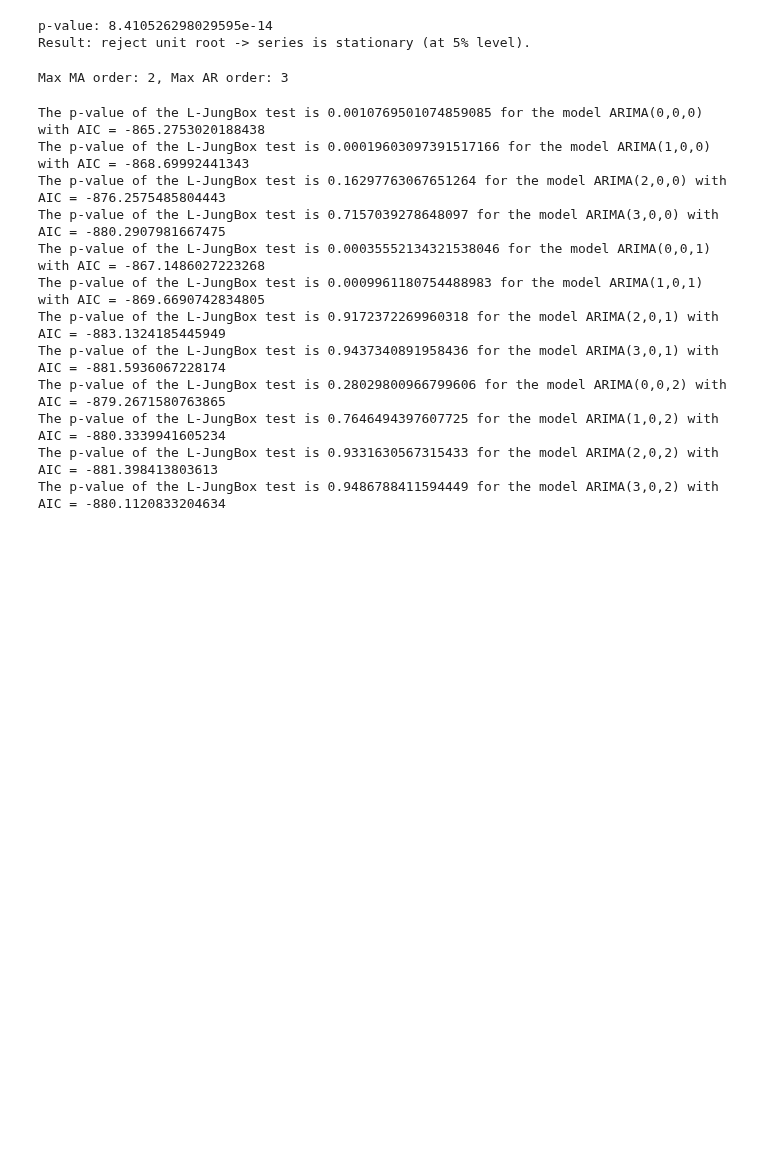
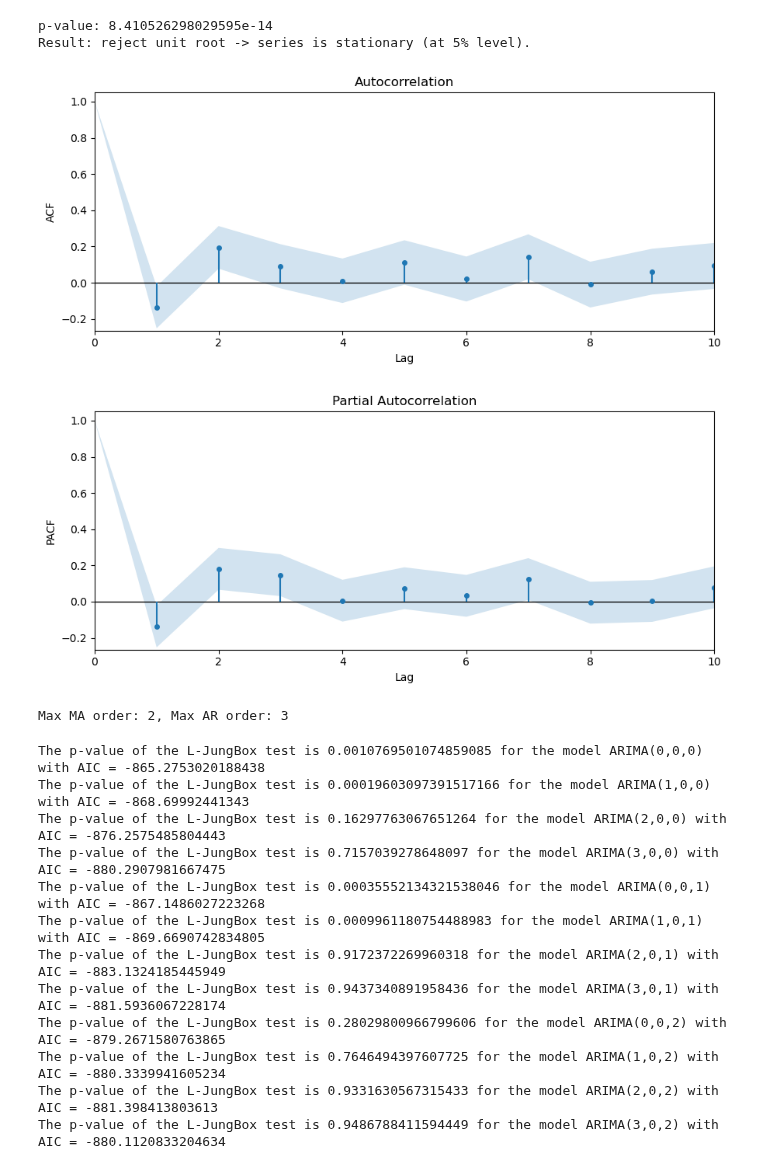
Before and after one commit to R4nd0mnam3/Time_series_Prediction, a Jupyter notebook: main.ipynb, the cells around one changed output. Cells and saved outputs as stored; diff of their text form; code cells hidden in the pictures; blank space fills up the shorter version.

```diff
--- a/main.ipynb
+++ b/main.ipynb
@@ -252,10 +252,12 @@ LinearTimeSeriesModel = linear_time_series.LinearTimeSeriesModel(classic_develop
 # %%
 # Selecting the last relevant lags
 
-LinearTimeSeriesModel.get_ma_max_order()
-LinearTimeSeriesModel.get_ar_max_order()
+LinearTimeSeriesModel.get_ma_max_order(plot=True)
+LinearTimeSeriesModel.get_ar_max_order(plot=True)
 print(f"Max MA order: {LinearTimeSeriesModel.ma_max_order}, Max AR order: {LinearTimeSeriesModel.ar_max_order}")
 # %% [output]
+[figure, added]
+[figure, added]
 Max MA order: 2, Max AR order: 3
 # %%
 # Selecting the best model according to AIC using the maximum relevant lags
```
Also changed, not shown: parts of 14 cells of this notebook, 5 other files.
